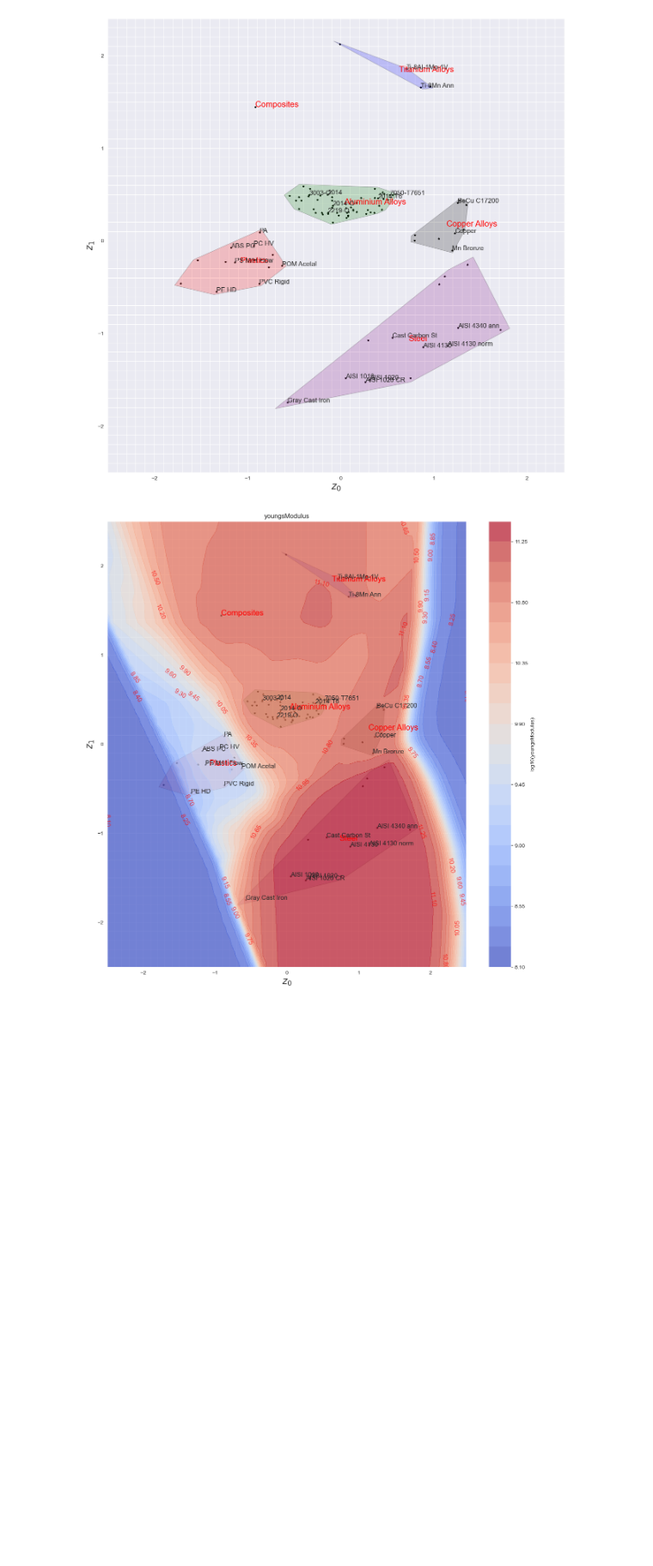
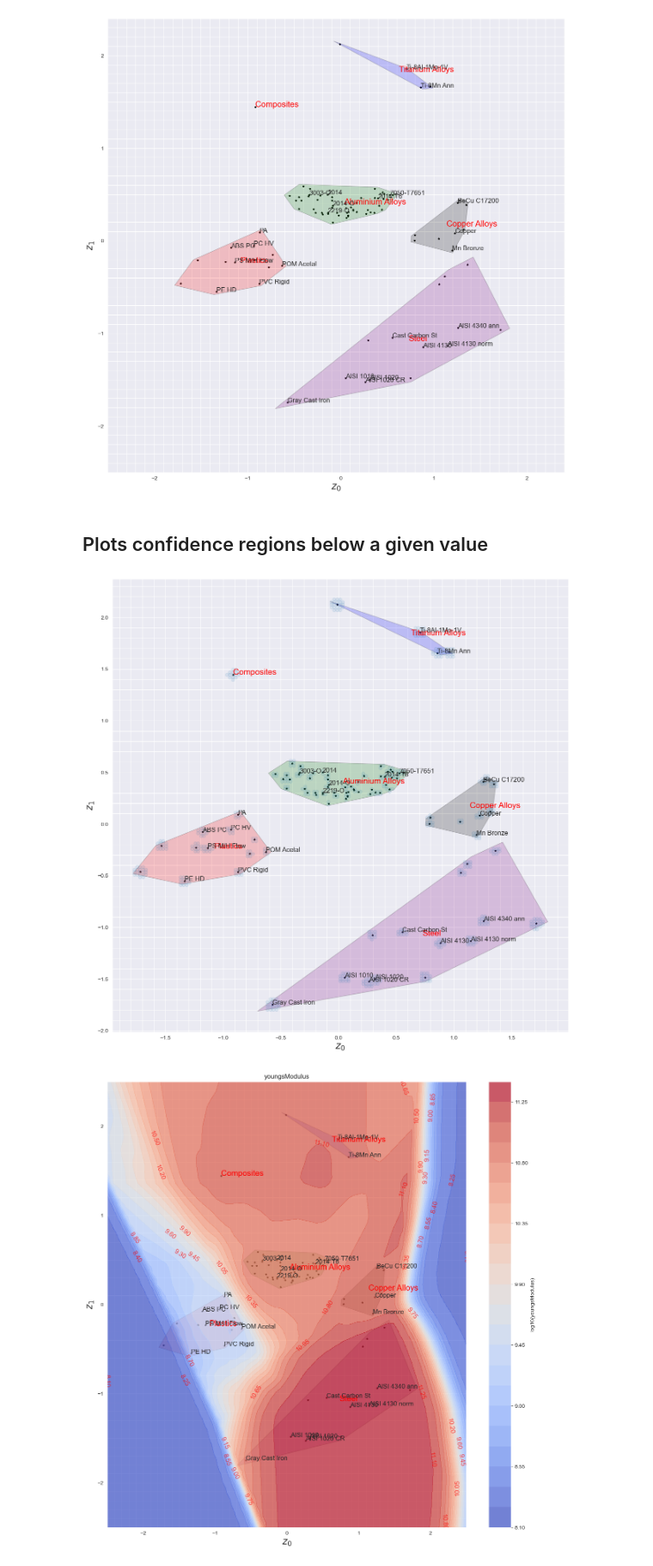
Before and after one commit to mid2SUPAERO/GMO4EFTD, a Jupyter notebook: Codes/VAE_2D_Visual.ipynb, the cells around one changed output. Shown at 86% size. Cells and saved outputs as stored; diff of their text form; code cells hidden in the pictures; blank space fills up the shorter version.

```diff
--- a/Codes/VAE_2D_Visual.ipynb
+++ b/Codes/VAE_2D_Visual.ipynb
@@ -330,6 +330,85 @@ def plotLatent(saveFileName):
 plotLatent(saveFileName = './figures2D/latent.pdf');
 # %% [output]
 [figure]
+# %% [markdown]
+## Plots confidence regions below a given value
+# %%
+from scipy.spatial.distance import cdist
+clrs = ['purple', 'green', 'red', 'blue', 'black', 'violet', 'cyan',]
+colorcol = dataIdentifier['classID']
+ptLabel = dataIdentifier['name']
+autoencoder = materialEncoder.vaeNet
+z = autoencoder.encoder.z.to('cpu').detach().numpy()
+fig, ax = plt.subplots()
+#List of meaterials to plot name
+matidxs = np.array([13,14,15,48,18,10,9,8,28,20,30,69,27,37,\
+                    5,6,73,77,78,85,91,88,75,80,82,83]).astype(int)-2
+for i in range(np.max(colorcol)+1):
+    zMat = np.vstack((z[colorcol == i,0], z[colorcol == i,1])).T
+    ax.scatter(zMat[:, 0], zMat[:, 1], marker='*', c = 'black', s = 8)#clrs[i]
+    cent = np.mean(zMat, 0)
+
+    if(np.shape(zMat)[0]>3):
+        hull = ConvexHull(zMat)
+        pts = []
+        for pt in zMat[hull.simplices]:
+            pts.append(pt[0].tolist())
+            pts.append(pt[1].tolist())
+
+        pts.sort(key=lambda p: np.arctan2(p[1] - cent[1],
+                                        p[0] - cent[0]))
+        pts = pts[0::2]  # Deleting duplicates
+        pts.insert(len(pts), pts[0])
+        poly = Polygon(1.1*(np.array(pts)- cent) + cent,
+                       facecolor= clrs[i], alpha=0.2, edgecolor = 'black') #'black'
+        poly.set_capstyle('round')
+        plt.gca().add_patch(poly)
+    ax.annotate(dataIdentifier['className'][i], (cent[0], cent[1]), size = 15, c = 'red')
+for i, txt in enumerate(ptLabel):
+  if(i in matidxs):
+    ax.annotate(txt, (z[i,0], z[i,1]), size = 12)
+
+plt.xlabel('$z_0$'.format(0), size = 18)
+plt.ylabel('$z_1$'.format(1), size = 18)
+minor_ticks = np.arange(-2.5, 2.5, 0.1)
+ax.set_xticks(minor_ticks, minor=True)
+ax.set_yticks(minor_ticks, minor=True)
+
+plt.grid(which='both')
+
+
+# Creates the points in the latent space to measure confidence
+z0min, z0max = -2.5, 2.5
+z1min, z1max = -2.5, 2.5
+n = 200
+
+x = np.linspace(z0min, z0max, n)
+y = np.linspace(z1min, z1max, n)
+xx, yy = np.meshgrid(x, y)
+
+# The resulting arrays xx and yy contain the coordinates of the mesh points.
+# You can reshape them to obtain a single array of (x,y) coordinate pairs:
+points = np.column_stack([xx.ravel(), yy.ravel()])
+
+#plt.scatter(points[:,0], points[:,1])
+#plt.show()
+vae = materialEncoder.vaeNet
+z_np = to_np(vae.encoder.z)
+distances = cdist(points, z_np)
+mean_distances = np.mean(distances, axis=1)
+
+#confidence_level = 100.*(1.-(distances/mean_distances))
+confidence_level = 100. * (1. - (distances / mean_distances[:, np.newaxis]))
+indices = np.any(confidence_level > 97, axis=1)
+
+# Filter the points array to keep only the relevant points
+filtered_points = points[indices]
+
+
+#print(filtered_points)
+plt.scatter(filtered_points[:,0], filtered_points[:,1], alpha=0.1);
+# %% [output]
+[figure, added]
 # %%
 def plotLatentWithProperty(ltnt1 = 0, ltnt2 = 1):
   n = 80
```
Also changed, not shown: parts of 1 cell of this notebook, 2 other files.
